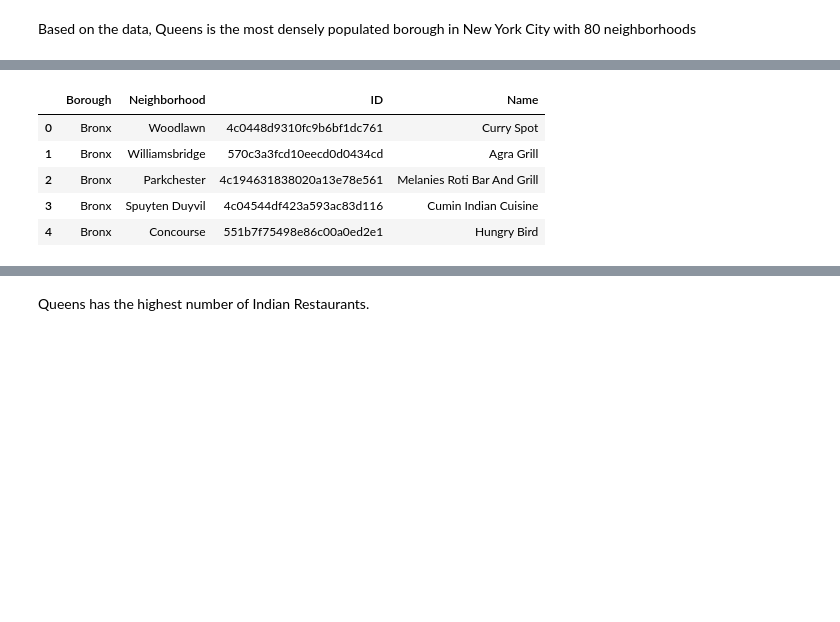
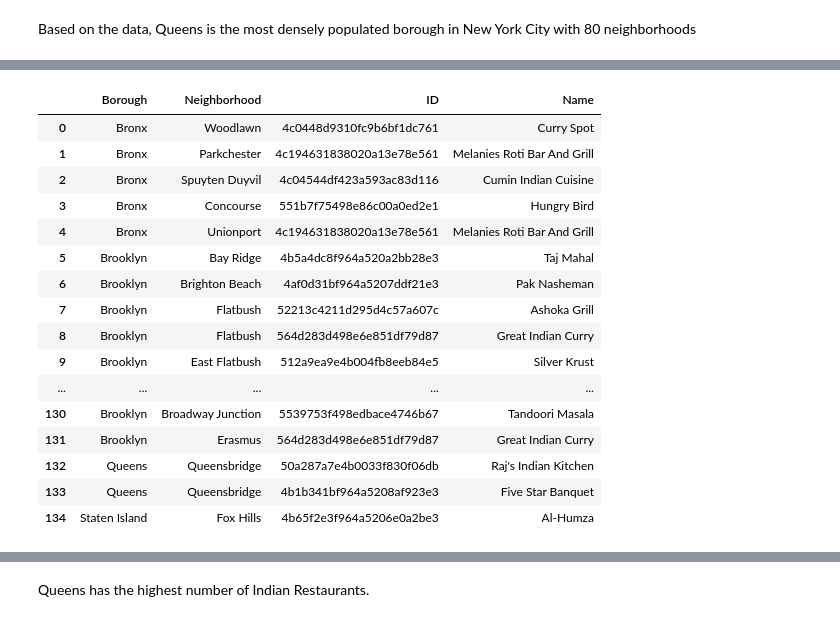
Before and after one commit to vineetaair/Coursera_Capstone, a Jupyter notebook: The Batte of Neihbourhoods Week1.ipynb, the cells around one changed output, grey strips where cells are left out. Saved outputs shown, nothing was run; the diff lists cells and outputs as text; code cells hidden in the pictures; blank space fills up the shorter version.

```diff
--- a/The Batte of Neihbourhoods Week1.ipynb
+++ b/The Batte of Neihbourhoods Week1.ipynb
@@ -226,14 +226,25 @@ for row in new_york_data.values.tolist():
 ( 305 / 306 ) Indian Resturants in Queensbridge, Queens:2
 ( 306 / 306 ) Indian Resturants in Fox Hills, Staten Island:1
 # %%
-indian_rest_ny.head()
+indian_rest_ny
 # %% [output]
 |  | Borough | Neighborhood | ID | Name |
 | 0 | Bronx | Woodlawn | 4c0448d9310fc9b6bf1dc761 | Curry Spot |
-| 1 | Bronx | Williamsbridge | 570c3a3fcd10eecd0d0434cd | Agra Grill |
-| 2 | Bronx | Parkchester | 4c194631838020a13e78e561 | Melanies Roti Bar And Grill |
-| 3 | Bronx | Spuyten Duyvil | 4c04544df423a593ac83d116 | Cumin Indian Cuisine |
-| 4 | Bronx | Concourse | 551b7f75498e86c00a0ed2e1 | Hungry Bird |
+| 1 | Bronx | Parkchester | 4c194631838020a13e78e561 | Melanies Roti Bar And Grill |
+| 2 | Bronx | Spuyten Duyvil | 4c04544df423a593ac83d116 | Cumin Indian Cuisine |
+| 3 | Bronx | Concourse | 551b7f75498e86c00a0ed2e1 | Hungry Bird |
+| 4 | Bronx | Unionport | 4c194631838020a13e78e561 | Melanies Roti Bar And Grill |
+| 5 | Brooklyn | Bay Ridge | 4b5a4dc8f964a520a2bb28e3 | Taj Mahal |
+| 6 | Brooklyn | Brighton Beach | 4af0d31bf964a5207ddf21e3 | Pak Nasheman |
+| 7 | Brooklyn | Flatbush | 52213c4211d295d4c57a607c | Ashoka Grill |
+| 8 | Brooklyn | Flatbush | 564d283d498e6e851df79d87 | Great Indian Curry |
+| 9 | Brooklyn | East Flatbush | 512a9ea9e4b004fb8eeb84e5 | Silver Krust |
+| ... | ... | ... | ... | ... |
+| 130 | Brooklyn | Broadway Junction | 5539753f498edbace4746b67 | Tandoori Masala |
+| 131 | Brooklyn | Erasmus | 564d283d498e6e851df79d87 | Great Indian Curry |
+| 132 | Queens | Queensbridge | 50a287a7e4b0033f830f06db | Raj's Indian Kitchen |
+| 133 | Queens | Queensbridge | 4b1b341bf964a5208af923e3 | Five Star Banquet |
+| 134 | Staten Island | Fox Hills | 4b65f2e3f964a5206e0a2be3 | Al-Humza |
 # %%
 indian_rest_ny.shape
 # %% [output]
```
Also changed, not shown: parts of 24 cells of this notebook.
